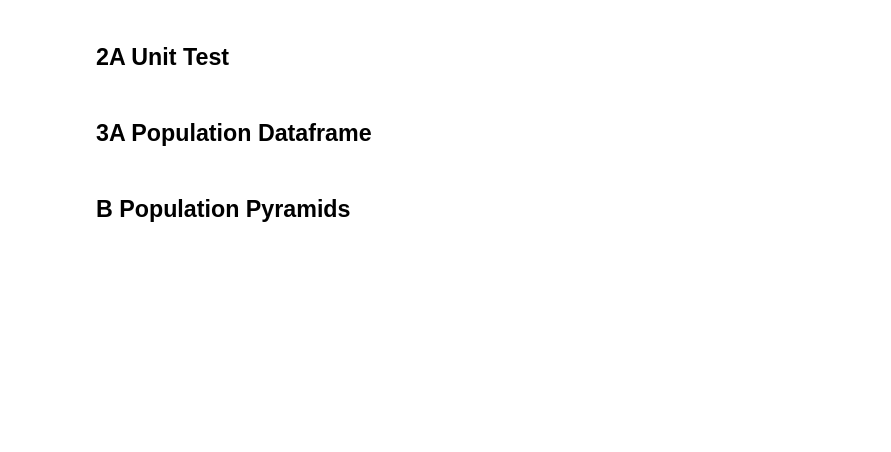
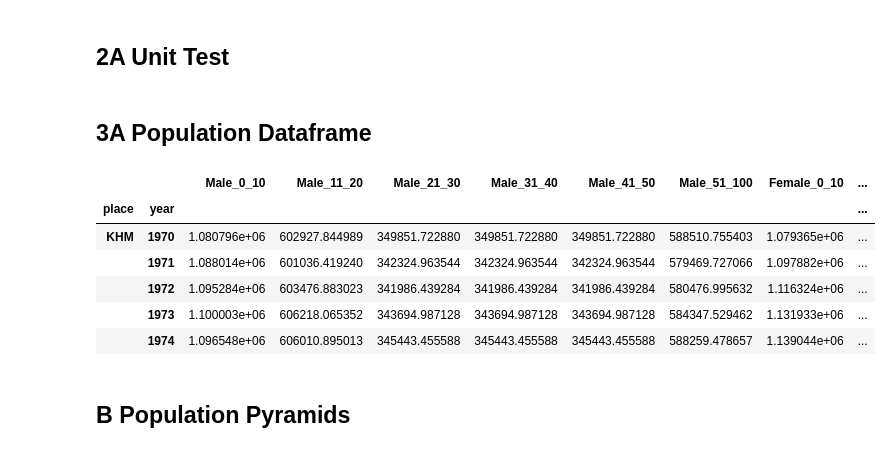
Before and after one commit to danieldo-tech/EEP153.jb.Project1, a Jupyter notebook: project1.ipynb, the cells around one changed output. Cells and saved outputs as stored; diff of their text form; code cells hidden in the pictures; blank space fills up the shorter version.

```diff
--- a/project1.ipynb
+++ b/project1.ipynb
@@ -68,22 +95,27 @@ def population(year, sex, age_range, place):
 # %% [markdown]
 ## 2A Unit Test
 # %%
+# 2A Unit Tests
+
 # A2-1: basic sanity: total world population should be in billions
 t_wld = population(2000, "people", (0,100), "WLD")
 assert t_wld > 5e9, "World population in 2000 should be > 5 billion"
 
-# A2-2: male/female shares should sum close to total
+# A2-2: male+female should be close to total
 m_wld = population(2000, "male", (0,100), "WLD")
 f_wld = population(2000, "female", (0,100), "WLD")
 assert abs((m_wld + f_wld) - t_wld) / t_wld < 0.03, "Male+Female should be close to total"
 
-# A2-3: male should be between 45% and 55% of total (very safe band)
+# A2-3: male share should be around 50% (very safe band)
 assert 0.45 < m_wld / t_wld < 0.55, "Male share should be around 50%"
+
+# A2-4 (NEW): your custom age bins should add up close to total
+bins = [(0,10), (11,20), (21,30), (31,40), (41,50), (51,100)]
+sum_bins = sum(population(2000, "people", b, "WLD") for b in bins)
+assert abs(sum_bins - t_wld) / t_wld < 0.10, "Custom age bins should sum close to total"
 # %% [markdown]
 ## 3A Population Dataframe
 # %%
-import pandas as pd
-
 def population_dataframe(places, years):
     """
     Return a DataFrame indexed by (place, year).
@@ -95,20 +127,34 @@ def population_dataframe(places, years):
             rows.append({
                 "place": p,
                 "year": y,
-                "Male_0_14": population(y, "male", (0,14), p),
-                "Male_15_64": population(y, "male", (15,64), p),
-                "Male_65_100": population(y, "male", (65,100), p),
-                "Female_0_14": population(y, "female", (0,14), p),
-                "Female_15_64": population(y, "female", (15,64), p),
-                "Female_65_100": population(y, "female", (65,100), p),
+                "Male_0_10": population(y, "male", (0,10), p),
+                "Male_11_20": population(y, "male", (11,20), p),
+                "Male_21_30": population(y, "male", (21,30), p),
+                "Male_31_40": population(y, "male", (31,40), p),
+                "Male_41_50": population(y, "male", (41,50), p),
+                "Male_51_100": population(y, "male", (51,100), p),
+                "Female_0_10": population(y, "female", (0,10), p),
+                "Female_11_20": population(y, "female", (11,20), p),
+                "Female_21_30": population(y, "female", (21,30), p),
+                "Female_31_40": population(y, "female", (31,40), p),
+                "Female_41_50": population(y, "female", (41,50), p),
+                "Female_51_100": population(y, "female", (51,100), p),
             })
     return pd.DataFrame(rows).set_index(["place", "year"]).sort_index()
 # %%
 df = population_dataframe(
-    places=["CUB", "USA"],
-    years=range(1960, 2024)
+    places=["KHM"],
+    years=range(1970, 1990)
 )
 df.head()
+# %% [output]
+|  |  | Male_0_10 | Male_11_20 | Male_21_30 | Male_31_40 | Male_41_50 | Male_51_100 | Female_0_10 | ... |
+| place | year |  |  |  |  |  |  |  | ... |
+| KHM | 1970 | 1.080796e+06 | 602927.844989 | 349851.722880 | 349851.722880 | 349851.722880 | 588510.755403 | 1.079365e+06 | ... |
+|  | 1971 | 1.088014e+06 | 601036.419240 | 342324.963544 | 342324.963544 | 342324.963544 | 579469.727066 | 1.097882e+06 | ... |
+|  | 1972 | 1.095284e+06 | 603476.883023 | 341986.439284 | 341986.439284 | 341986.439284 | 580476.995632 | 1.116324e+06 | ... |
+|  | 1973 | 1.100003e+06 | 606218.065352 | 343694.987128 | 343694.987128 | 343694.987128 | 584347.529462 | 1.131933e+06 | ... |
+|  | 1974 | 1.096548e+06 | 606010.895013 | 345443.455588 | 345443.455588 | 345443.455588 | 588259.478657 | 1.139044e+06 | ... |
 # %% [markdown]
 ## B Population Pyramids
 # %%
```
Also changed, not shown: parts of 4 cells of this notebook.
